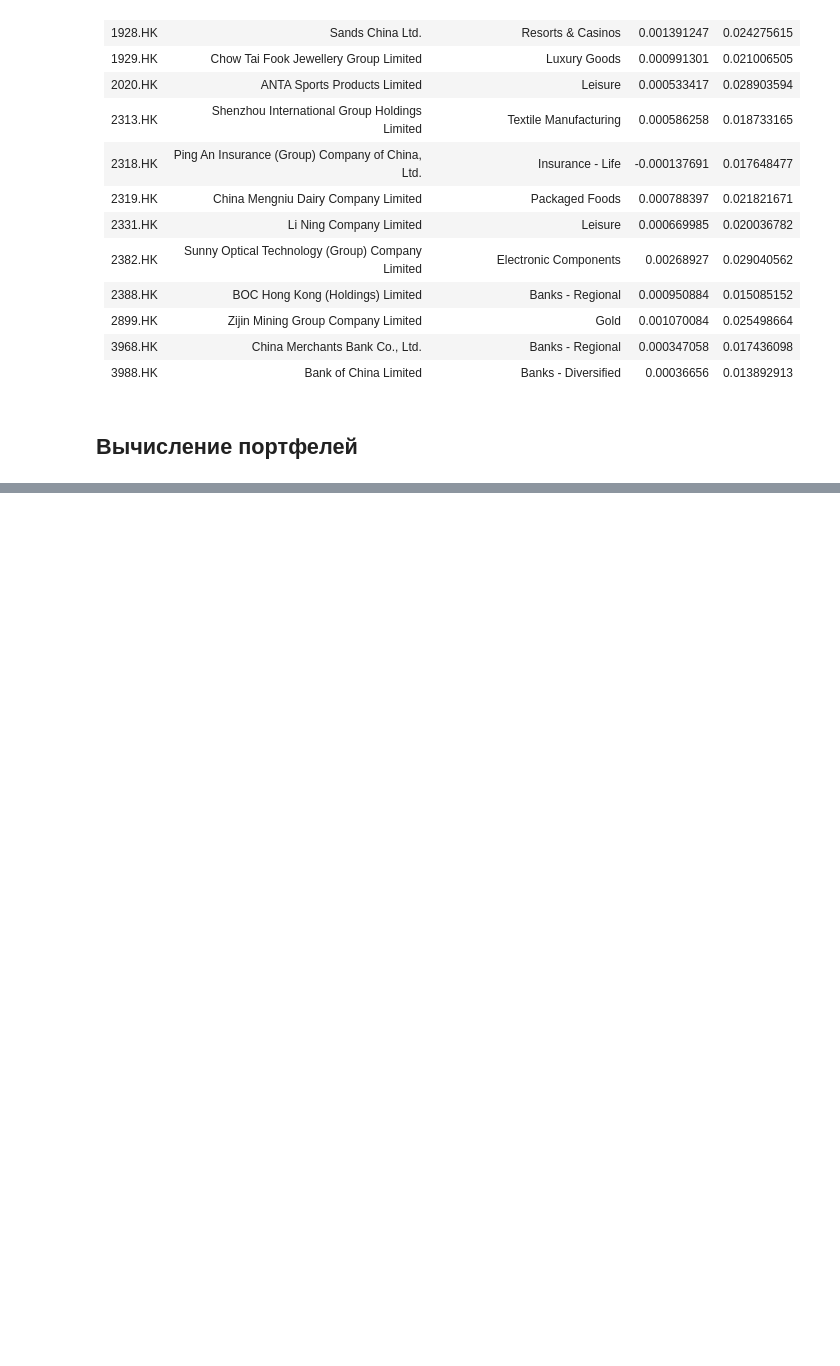
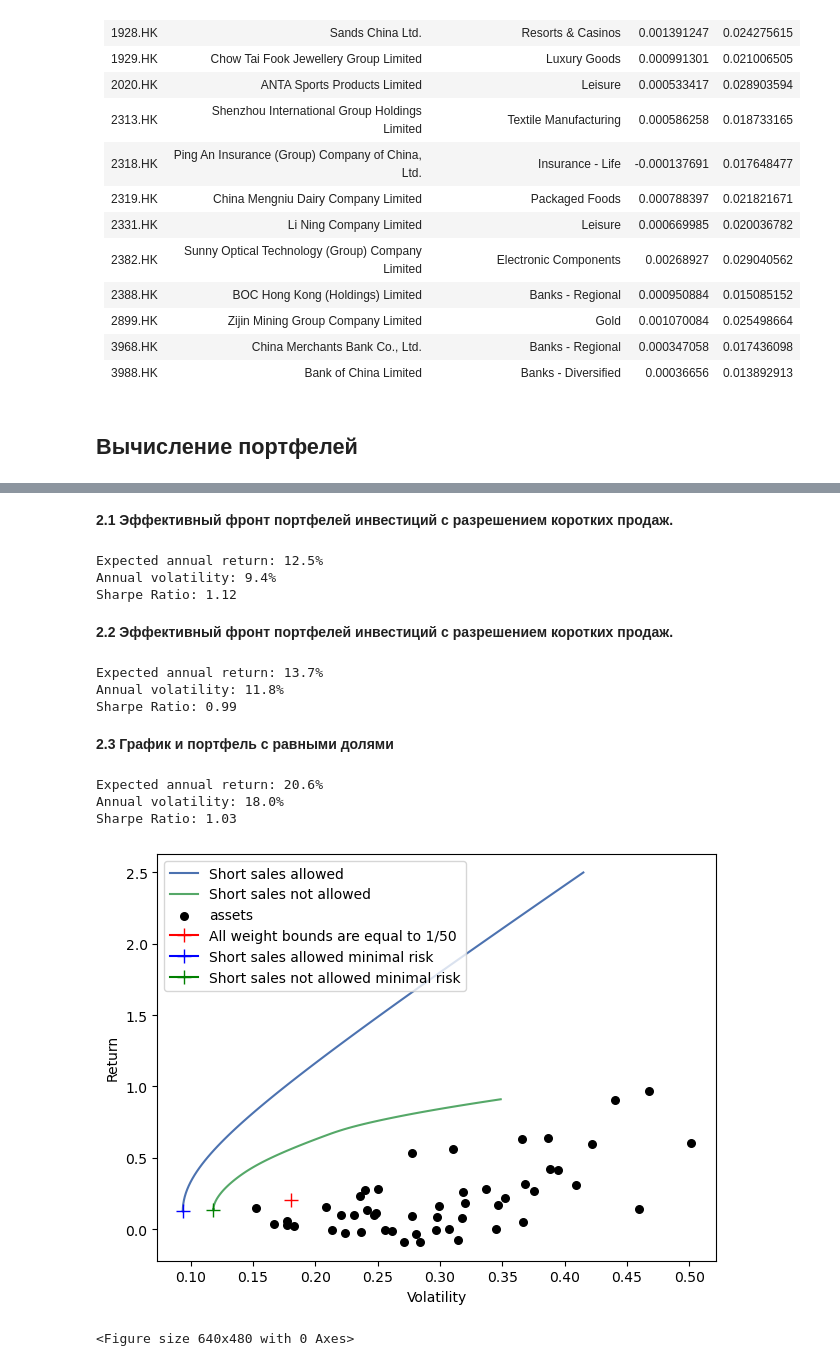
Before and after one commit to X-D-R/ChinaStockMarket, a Jupyter notebook: PortfolioProblem.ipynb, the cells around one changed output, grey strips where cells are left out. Cells and saved outputs as stored; diff of their text form; code cells hidden in the pictures; blank space fills up the shorter version.

```diff
--- a/PortfolioProblem.ipynb
+++ b/PortfolioProblem.ipynb
@@ -312,0 +246,65 @@ plt.plot([0.118], [0.137], marker='+', color='black', markerfacecolor='red', mar
+# %% [markdown]
+**2.1 Эффективный фронт портфелей инвестиций с разрешением коротких продаж.**
+# %%
+ef50_s = EfficientFrontier(mu, Sigma, weight_bounds=(-1,1)) #weight bounds in negative allows shorting of stocks
+minvol=ef50_s.min_volatility()
+minvol_pwt=ef50_s.clean_weights()
+for i in minvol_pwt:
+    tickers.append(i)
+    weight_1.append(minvol_pwt[i])
+ef50_s.portfolio_performance(verbose=True)
+performance = ef50_s.portfolio_performance()
+return50_s, volatility50_s = performance[:2]
+# %% [output]
+Expected annual return: 12.5%
+Annual volatility: 9.4%
+Sharpe Ratio: 1.12
+# %% [markdown]
+**2.2 Эффективный фронт портфелей инвестиций с разрешением коротких продаж.**
+# %%
+ef50_l = EfficientFrontier(mu, Sigma, weight_bounds=(0,1)) #weight bounds in positive allows longing of stocks
+minvol=ef50_l.min_volatility()
+minvol_pwt=ef50_l.clean_weights()
+for i in minvol_pwt:
+    weight_2.append(minvol_pwt[i])
+ef50_l.portfolio_performance(verbose=True)
+performance = ef50_l.portfolio_performance()
+return50_l, volatility50_l = performance[:2]
+
+data = pd.DataFrame({'ticker': tickers, 'weight_1': weight_1, 'weight_2': weight_2})
+data.to_excel('outputPortfolio.xlsx', index=False)
+# %% [output]
+Expected annual return: 13.7%
+Annual volatility: 11.8%
+Sharpe Ratio: 0.99
+# %% [markdown]
+**2.3 График и портфель с равными долями**
+# %%
+ef = EfficientFrontier(mu, Sigma, weight_bounds=(1/50, 1/50)) #All weight bounds are equal to 1/50
+minvol=ef.min_volatility()
+ef.portfolio_performance(verbose=True)
+performance = ef.portfolio_performance()
+return3, volatility3 = performance[:2]
+
+fig, ax = plt.subplots()
+
+ef50_s = EfficientFrontier(mu, Sigma, weight_bounds=(-1, 1))
+plotting.plot_efficient_frontier(ef50_s, ax=ax, show_assets=False, ef_param_range=np.linspace(0.00, 2.50, 100))
+
+ef50_l = EfficientFrontier(mu, Sigma, weight_bounds=(0, 1))
+plotting.plot_efficient_frontier(ef50_l, ax=ax, show_assets=True, ef_param_range=np.linspace(0.00, 0.91, 100))
+
+plt.plot([volatility3], [return3], marker='+', color='red', markerfacecolor='red', markersize=10)
+plt.plot([volatility50_s], [return50_s], marker='+', color='blue', markerfacecolor='red', markersize=10)
+plt.plot([volatility50_l], [return50_l], marker='+', color='green', markerfacecolor='red', markersize=10)
+
+
+plt.legend(['Short sales allowed','Short sales not allowed', 'assets', 'All weight bounds are equal to 1/50', 'Short sales allowed minimal risk', 'Short sales not allowed minimal risk'])
+plt.show()
+plt.savefig('Efficient_frontiers.png')
+# %% [output]
+Expected annual return: 20.6%
+Annual volatility: 18.0%
+Sharpe Ratio: 1.03
+[figure, added]
+<Figure size 640x480 with 0 Axes>
```
Also changed, not shown: parts of 54 cells of this notebook.
